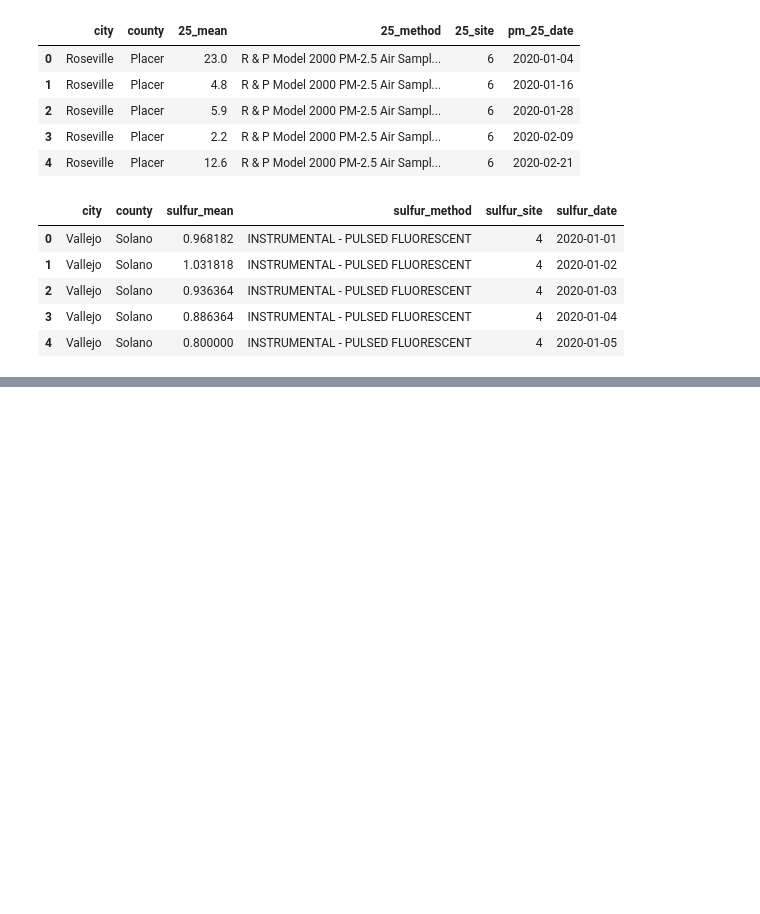
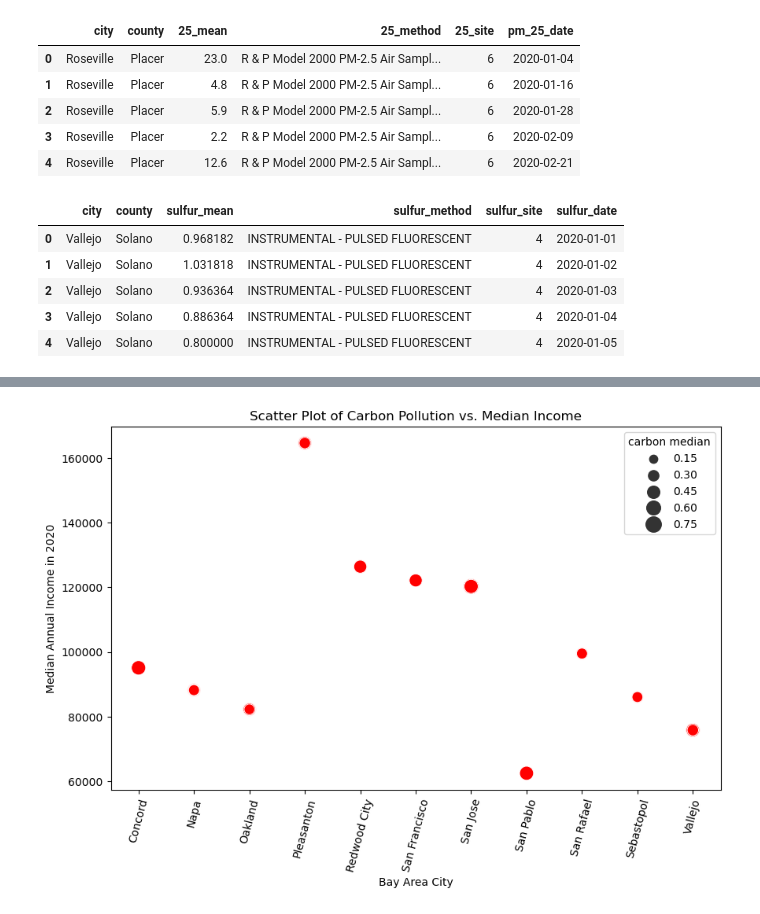
Before and after one commit to virgowolf/bayarea-airquality, a Jupyter notebook: ETL_code.ipynb, the cells around one changed output, grey strips where cells are left out. Cells and saved outputs as stored; diff of their text form; code cells hidden in the pictures; blank space fills up the shorter version.

```diff
--- a/ETL_code.ipynb
+++ b/ETL_code.ipynb
@@ -217,0 +443,23 @@ median_nitrogen_by_month
+# %%
+# Create scatter plot for carbon
+plt.figure(figsize=(10, 6))
+scatter = sns.scatterplot(
+    data= carbon_income_merged_df,
+    x='city',
+    y='2020median_income',
+    size='carbon median',
+    sizes=(50, 200),
+    legend=True,
+    color='red'
+)
+
+# Set plot labels and title
+plt.xlabel('Bay Area City')
+plt.xticks(rotation= 75)
+plt.ylabel('Median Annual Income in 2020')
+plt.title('Scatter Plot of Carbon Pollution vs. Median Income')
+
+# Show plot
+plt.show()
+# %% [output]
+[figure, added]
```
Also changed, not shown: parts of 18 cells of this notebook, 10 other files.
